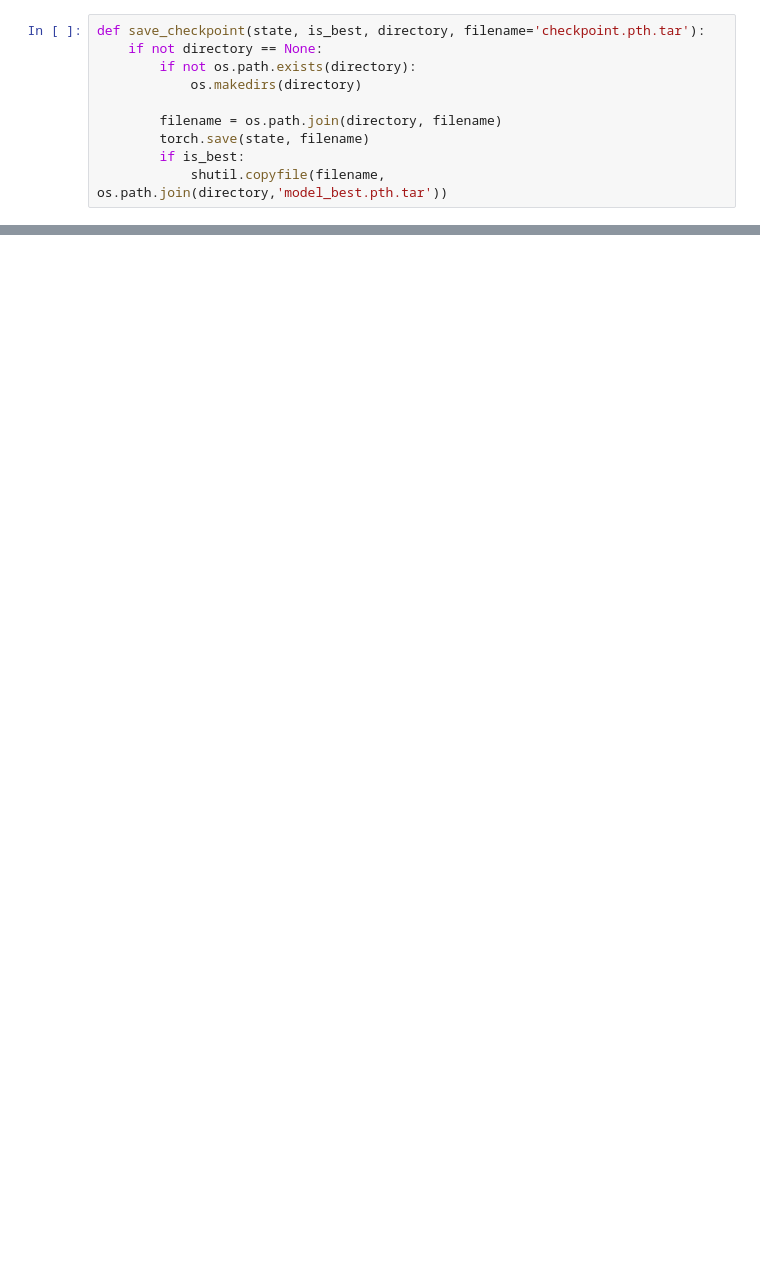
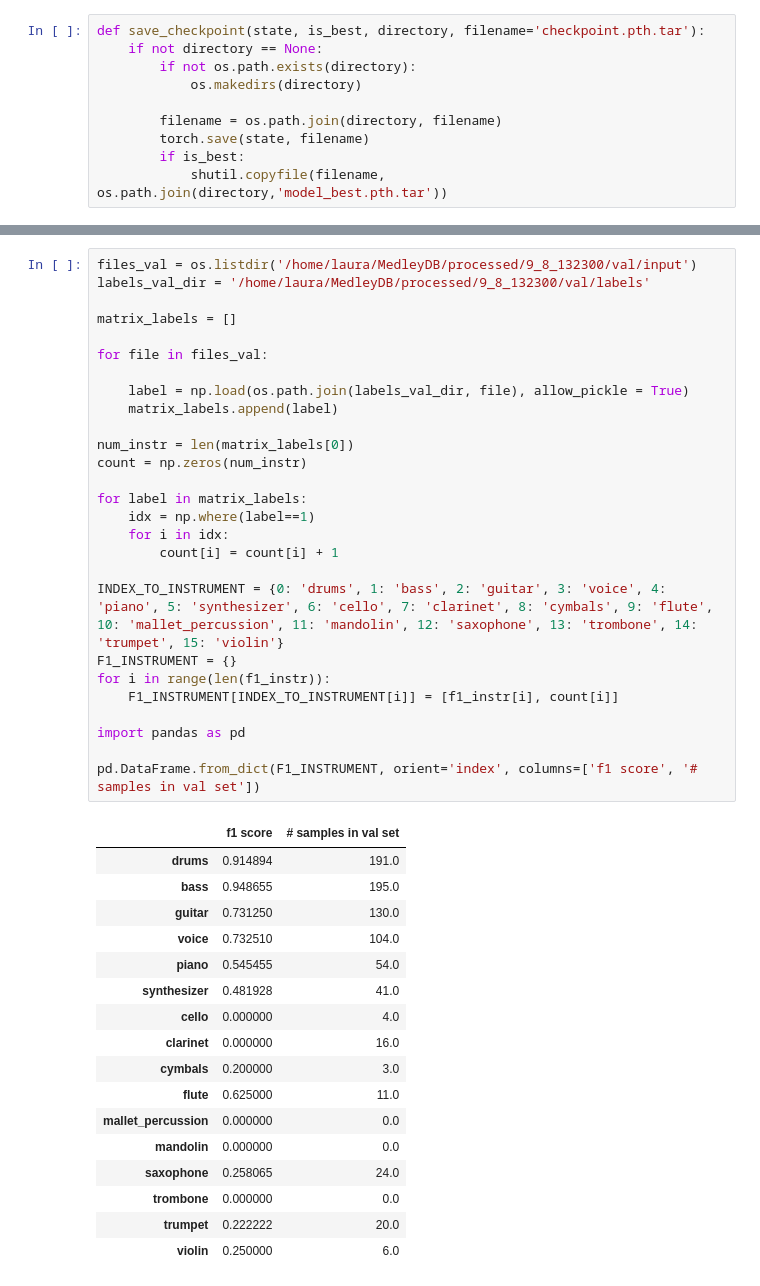
Before and after one commit to lcrosvila/masters-thesis, a Jupyter notebook: two_inputs/main.ipynb, the cells around one changed output, grey strips where cells are left out. Drawn from its saved outputs; the diff is of its cells as text; blank space fills up the shorter version.

```diff
--- a/two_inputs/main.ipynb
+++ b/two_inputs/main.ipynb
@@ -242,3 +302,48 @@ Macro F1 0.4446826078940835000504105213944772
+# %%
+files_val = os.listdir('/home/laura/MedleyDB/processed/9_8_132300/val/input')
+labels_val_dir = '/home/laura/MedleyDB/processed/9_8_132300/val/labels'
+
+matrix_labels = []
+
+for file in files_val:
+
+    label = np.load(os.path.join(labels_val_dir, file), allow_pickle = True)
+    matrix_labels.append(label)
+
+num_instr = len(matrix_labels[0])
+count = np.zeros(num_instr)
+
+for label in matrix_labels:
+    idx = np.where(label==1)
+    for i in idx:
+        count[i] = count[i] + 1
+
+INDEX_TO_INSTRUMENT = {0: 'drums', 1: 'bass', 2: 'guitar', 3: 'voice', 4: 'piano', 5: 'synthesizer', 6: 'cello', 7: 'clarinet', 8: 'cymbals', 9: 'flute', 10: 'mallet_percussion', 11: 'mandolin', 12: 'saxophone', 13: 'trombone', 14: 'trumpet', 15: 'violin'}
+F1_INSTRUMENT = {}
+for i in range(len(f1_instr)):
+    F1_INSTRUMENT[INDEX_TO_INSTRUMENT[i]] = [f1_instr[i], count[i]]
+
+import pandas as pd
+
+pd.DataFrame.from_dict(F1_INSTRUMENT, orient='index', columns=['f1 score', '# samples in val set'])
+# %% [output]
+|  | f1 score | # samples in val set |
+| drums | 0.914894 | 191.0 |
+| bass | 0.948655 | 195.0 |
+| guitar | 0.731250 | 130.0 |
+| voice | 0.732510 | 104.0 |
+| piano | 0.545455 | 54.0 |
+| synthesizer | 0.481928 | 41.0 |
+| cello | 0.000000 | 4.0 |
+| clarinet | 0.000000 | 16.0 |
+| cymbals | 0.200000 | 3.0 |
+| flute | 0.625000 | 11.0 |
+| mallet_percussion | 0.000000 | 0.0 |
+| mandolin | 0.000000 | 0.0 |
+| saxophone | 0.258065 | 24.0 |
+| trombone | 0.000000 | 0.0 |
+| trumpet | 0.222222 | 20.0 |
+| violin | 0.250000 | 6.0 |
 # %%
 plt.plot(losses_train, label='Train loss')
 plt.plot(losses_val, label='Validation loss')
```
Also changed, not shown: parts of 12 cells of this notebook.
